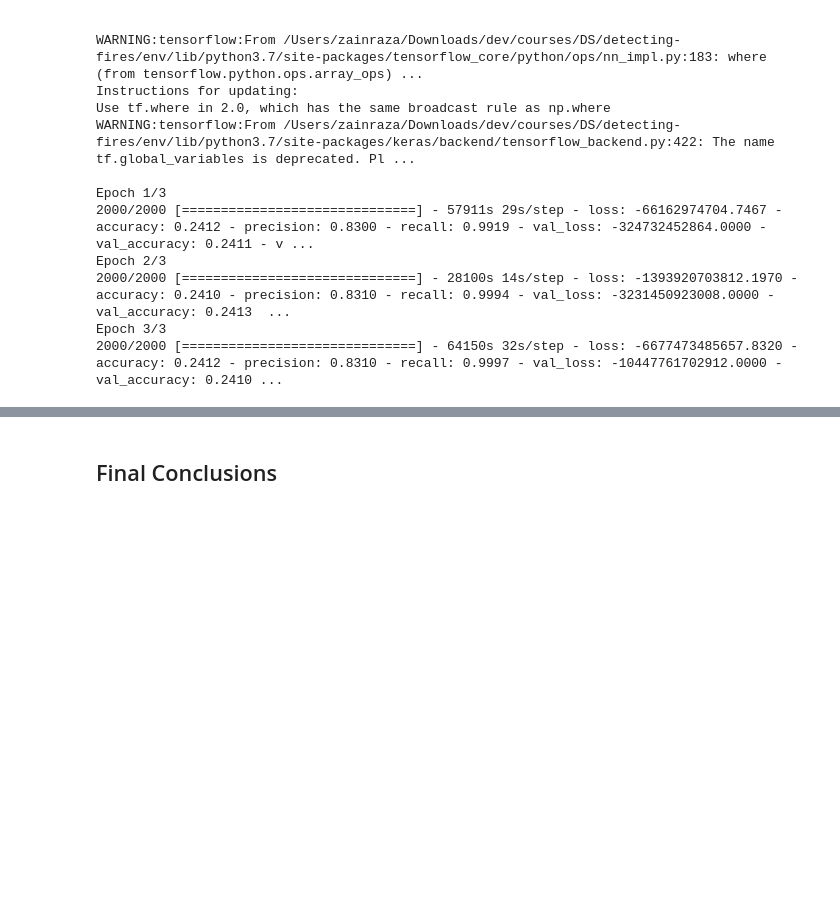
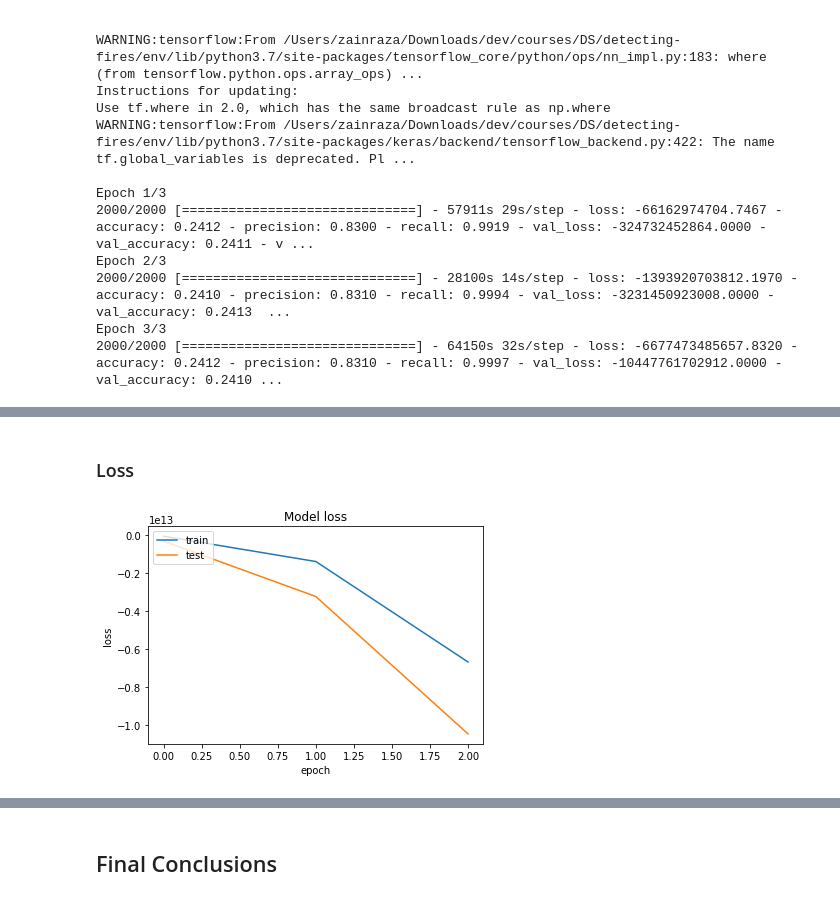
Before and after one commit to UPstartDeveloper/detecting-fires, a Jupyter notebook: classifications.ipynb, the cells around one changed output, grey strips where cells are left out. Drawn from its saved outputs; the diff is of its cells as text; code cells hidden in the pictures; blank space fills up the shorter version.

```diff
--- a/classifications.ipynb
+++ b/classifications.ipynb
@@ -625,0 +672,6 @@ Review this lesson: https://github.com/Make-School-Courses/DS-2.2-Deep-Learning/
+# %% [markdown]
+### Loss
+# %%
+plot_metric('loss')
+# %% [output]
+[figure, added]
```
Also changed, not shown: parts of 14 cells of this notebook.
